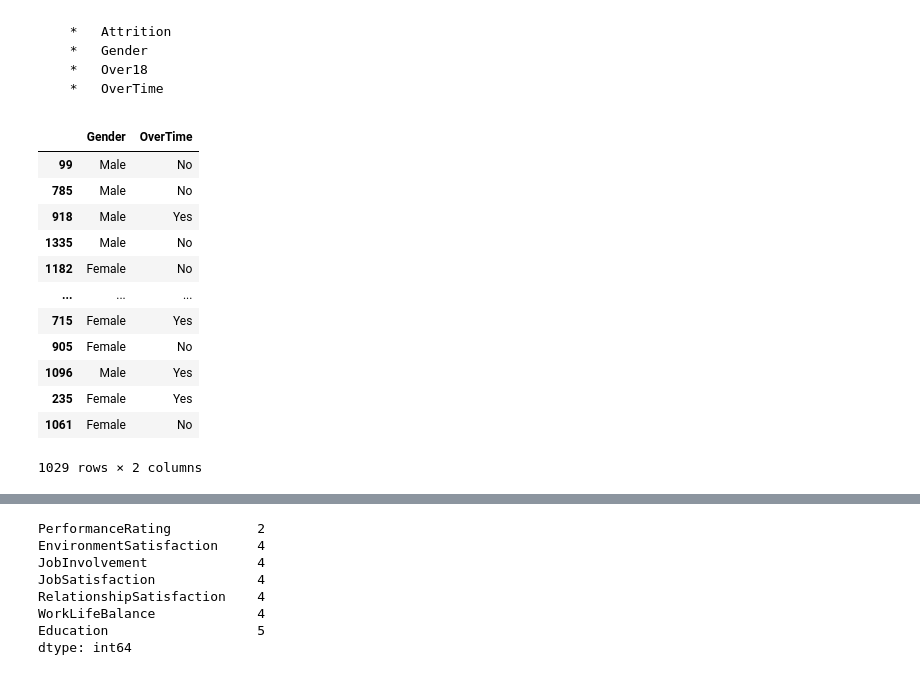
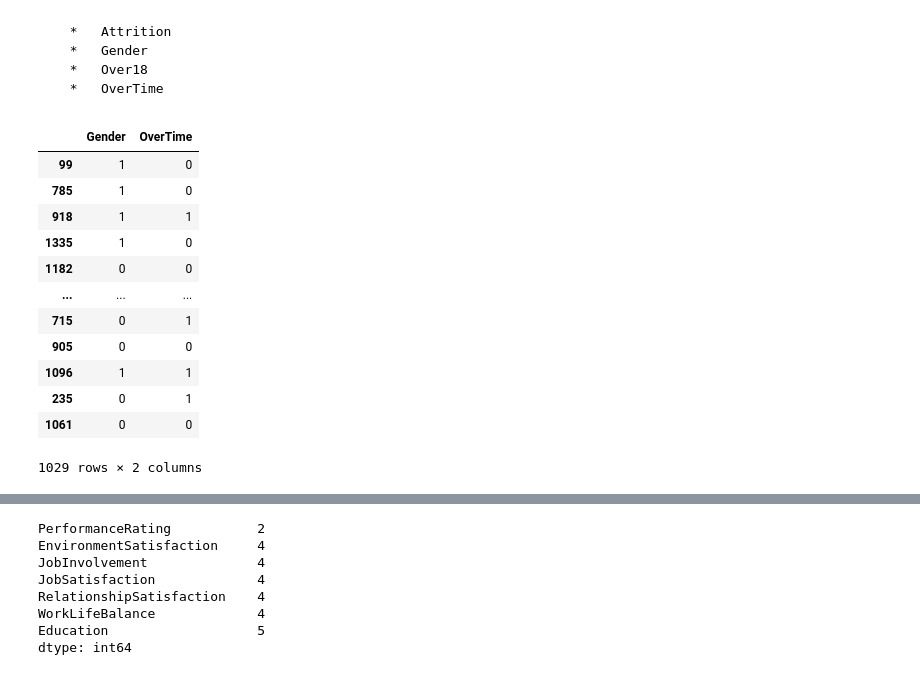
Before and after one commit to fran-dev-front/actividad2_3, a Jupyter notebook: Untitled0.ipynb, the cells around one changed output, grey strips where cells are left out. Saved outputs shown, nothing was run; the diff lists cells and outputs as text; code cells hidden in the pictures.

```diff
--- a/Untitled0.ipynb
+++ b/Untitled0.ipynb
@@ -356,18 +356,18 @@ for i in binaryColumns:
     XvalT[i] = le.transform(XvalT[i])
     XtestT[i] = le.transform(XtestT[i])
 # %%
-Xtrain[binaryColumns]
+XtrainT[binaryColumns]
 # %% [output]
 |  | Gender | OverTime |
-| 99 | Male | No |
-| 785 | Male | No |
-| 918 | Male | Yes |
-| 1335 | Male | No |
-| 1182 | Female | No |
+| 99 | 1 | 0 |
+| 785 | 1 | 0 |
+| 918 | 1 | 1 |
+| 1335 | 1 | 0 |
+| 1182 | 0 | 0 |
 | ... | ... | ... |
-| 715 | Female | Yes |
-| 905 | Female | No |
-| 1096 | Male | Yes |
-| 235 | Female | Yes |
-| 1061 | Female | No |
+| 715 | 0 | 1 |
+| 905 | 0 | 0 |
+| 1096 | 1 | 1 |
+| 235 | 0 | 1 |
+| 1061 | 0 | 0 |
 1029 rows × 2 columns
```
Also changed, not shown: parts of 20 cells of this notebook.
